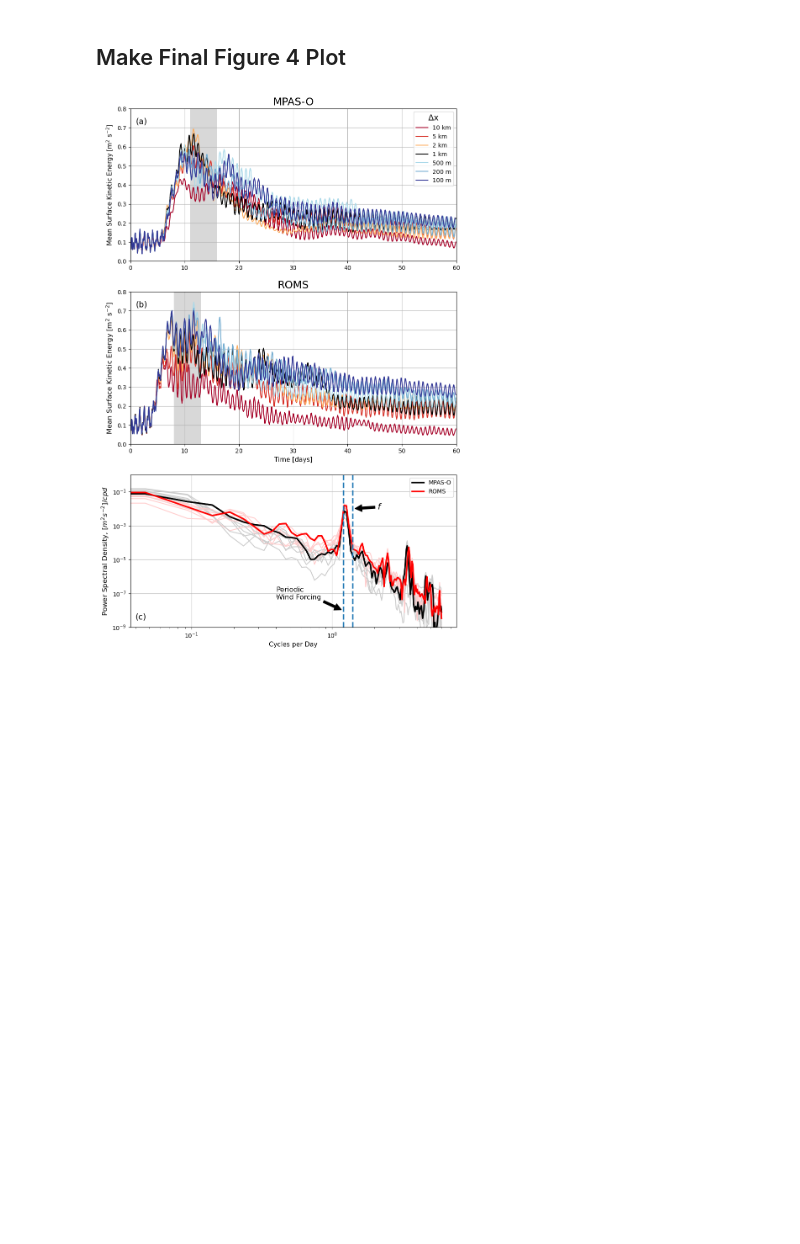
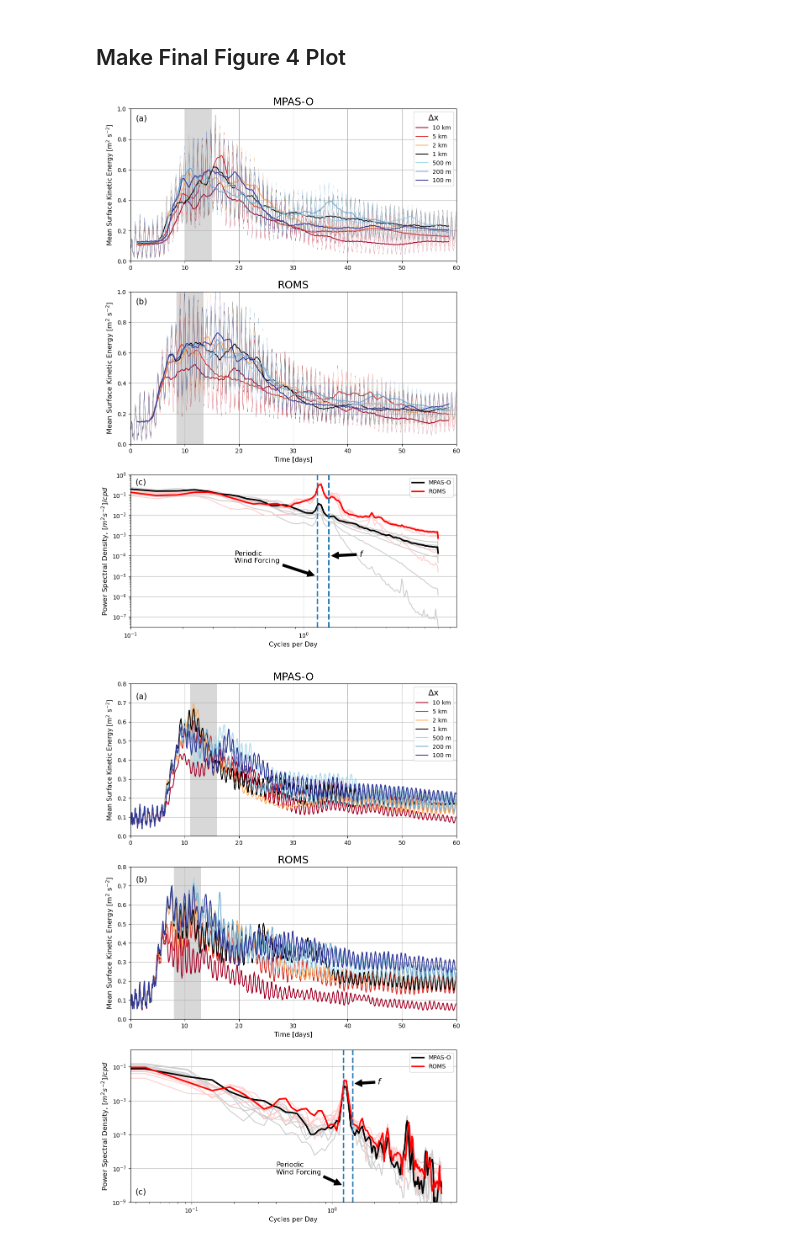
Before and after one commit to kyle-hinson/Ocean-Model-Comparison, a Jupyter notebook: Notebooks/Fig4_KE_TimeSeries.ipynb, the cells around one changed output. Drawn from its saved outputs; the diff is of its cells as text; code cells hidden in the pictures; blank space fills up the shorter version.

```diff
--- a/Notebooks/Fig4_KE_TimeSeries.ipynb
+++ b/Notebooks/Fig4_KE_TimeSeries.ipynb
@@ -253,6 +284,88 @@ greycolor = [0.8, 0.8, 0.8]
 windfrc = 1E-4/(2*np.pi)*86400
 wf_line = windfrc*0.9
 f_line = windfrc
+# %%
+fig = plt.figure(figsize=(10, 16))
+
+ndays = 60
+tsteps = ndays * 12
+
+#-----------------------------------------------------------------------------#
+ax = fig.add_subplot(311) # MPAS-O Kinetic Energy Time Series
+
+t = np.linspace(0, ndays-2/24, int(ndays/(2/24)))
+icolor = 0
+for iplot in range(len(mkes)):
+    mpas_ke = pl33tn(mkes[iplot], dt=2)
+    tadjust = (len(t) - len(mpas_ke)) / 24
+    ax.plot(t[0:len(mpas_ke)]+tadjust, mpas_ke[:tsteps], label=res_lgd[iplot],
+           color=rainbow_cmap[icolor,:])
+    raw_mkes = mkes[iplot]
+    ax.plot(t[0:len(raw_mkes)], raw_mkes[:tsteps], label='', linewidth=0.2,
+           color=rainbow_cmap[icolor,:])
+    icolor+=1
+ax.set_ylim(0, 1.0)
+ax.set_xlim(0, 60)
+ax.grid(True)
+ax.set_ylabel('Mean Surface Kinetic Energy [m$^{2}$ s$^{-2}$]', fontsize=11)
+l1 = ax.legend(loc='upper right', title='$\Delta$x')
+l1.get_title().set_fontsize('14')
+ax.set_title('MPAS-O', fontsize=18, loc='center')
+plt.text(1, 0.92, '(a)', fontsize=14)
+ax.axvspan(10, 15, color='grey', alpha=0.3, lw=0)
+
+#-----------------------------------------------------------------------------#
+ax = fig.add_subplot(312) # ROMS Kinetic Energy Time Series
+
+t = np.linspace(0, ndays-2/24, int(ndays/(2/24)))
+icolor = 0
+for iplot in range(len(ke_roms)):
+    roms_ke = pl33tn(ke_roms[iplot]/1025, dt=2)
+    tadjust = (len(t) - len(roms_ke)) / 24
+    ax.plot(t[0:len(roms_ke)]+tadjust, roms_ke[:tsteps], label=res_lgd[iplot],
+           color=rainbow_cmap[icolor,:])
+    raw_rke = ke_roms[iplot]/1025
+    ax.plot(t[0:len(raw_rke)], raw_rke[:tsteps], label='', linewidth=0.2,
+       color=rainbow_cmap[icolor,:])
+    icolor+=1
+ax.set_ylim(0, 1.0)
+ax.set_xlim(0, 60)
+ax.grid(True)
+ax.set_xlabel('Time [days]', fontsize=11)
+ax.set_ylabel('Mean Surface Kinetic Energy [m$^{2}$ s$^{-2}$]', fontsize=12)
+ax.set_title('ROMS', fontsize=18, loc='center')
+plt.text(1, 0.92, '(b)', fontsize=14)
+ax.axvspan(8.5, 13.5, color='grey', alpha=0.3, lw=0)
+
+#-----------------------------------------------------------------------------#
+ax = fig.add_subplot(313) # Spectral Density Plot
+ax.loglog(mpas_fs[4], mpas_pden[4], 'k', label='MPAS-O', linewidth=2.5) # Highlight MPAS-O 1 km resolution run
+ax.loglog(roms_fs[4], roms_pden[4], 'r', label='ROMS', linewidth=2.5) # Highlight ROMS 1 km resolution run
+for i in range(len(res_lgd)):
+    if i==4:
+        continue
+    else:
+        ax.loglog(mpas_fs[i], mpas_pden[i], color=greycolor)
+        ax.loglog(roms_fs[i], roms_pden[i], color=pinkcolor)
+
+ax.loglog(mpas_fs[4], mpas_pden[4], 'k', linewidth=2.5) # repeated here to place 1 km on top and work with legend order
+ax.loglog(roms_fs[4], roms_pden[4], 'r', linewidth=2.5) # repeated here to place 1 km on top and work with legend order
+ax.axvline(wf_line, linewidth=2.5, linestyle='--') # Wind forcing
+ax.axvline(f_line, linewidth=2.5, linestyle='--') # Coriolis term
+
+ax.annotate('Periodic\nWind Forcing', xy=(wf_line-0.05, 1E-5), xytext=(0.4, 4.5E-5),
+            arrowprops=dict(facecolor='black', shrink=0.05), fontsize=12)
+ax.annotate('$f$', xy=(f_line+0.05, 1E-4), xytext=(2.1, 9E-5),
+            arrowprops=dict(facecolor='black', shrink=0.05), fontsize=14)
+ax.set_xlim(left=1e-1)
+ax.set_ylim([3e-8, 1E0])
+ax.set_xlabel('Cycles per Day', fontsize=11)
+ax.set_ylabel(r'Power Spectral Density, $[m^2 s^{-2}]/cpd$', fontsize=12)
+ax.legend()
+ax.grid()
+plt.text(1.07E-1, 3.2E-1, '(c)', fontsize=14)
+# %% [output]
+[figure, added]
 # %%
 fig = plt.figure(figsize=(10, 16))
 
```
Also changed, not shown: parts of 7 cells of this notebook.
